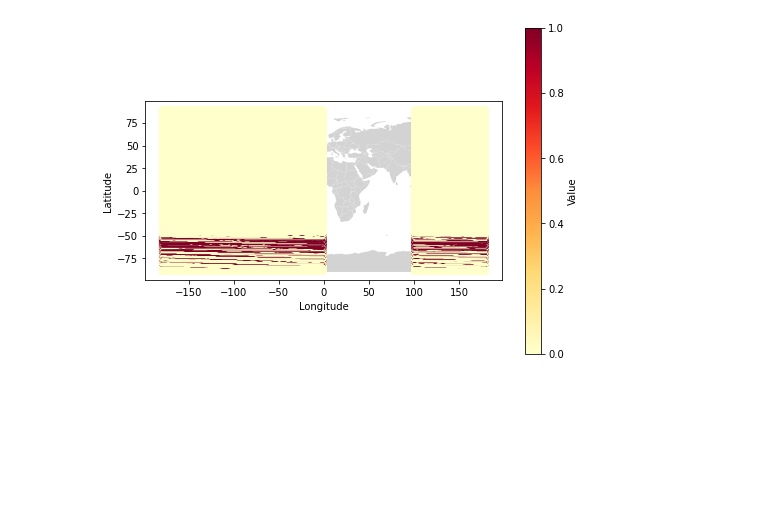
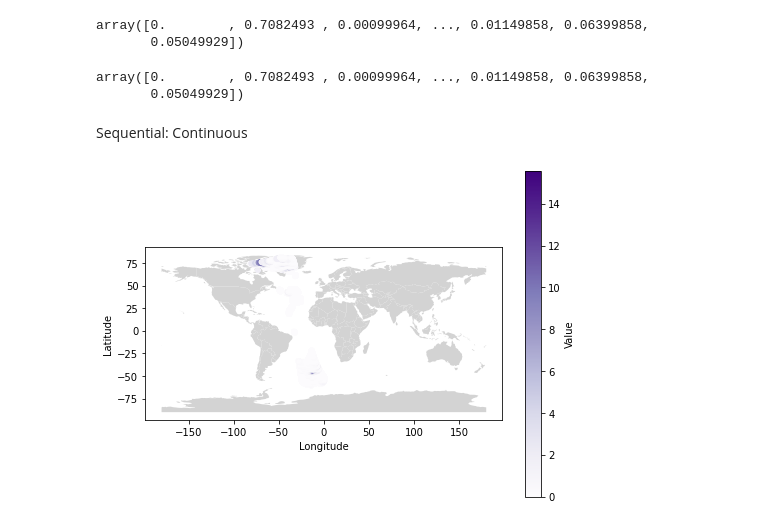
Before and after one commit to mayankchadha16/Data-Visualization-Group-Assignments, a Jupyter notebook: A2/SciViz/Color Mapping/Color.ipynb, the cells around one changed output. Cells and saved outputs as stored; diff of their text form; code cells hidden in the pictures; blank space fills up the shorter version.

Commit message:
test color mapping

```diff
--- a/A2/SciViz/Color Mapping/Color.ipynb
+++ b/A2/SciViz/Color Mapping/Color.ipynb
@@ -6,0 +11,2 @@ df = pd.read_csv('./output.csv')
+# %%
+df = df[df.Value != -999]
@@ -16,2 +26,7 @@ latitudes[0]
 # %%
 import geopandas as gpd
+# %%
+df['Value'].unique()
+# %% [output]
+array([0.        , 0.7082493 , 0.00099964, ..., 0.01149858, 0.06399858,
+       0.05049929])
@@ -18,13 +35,20 @@ import geopandas as gpd
+# %%
+df['Value'].unique()
+# %% [output]
+array([0.        , 0.7082493 , 0.00099964, ..., 0.01149858, 0.06399858,
+       0.05049929])
+# %% [markdown]
+Sequential: Continuous
 # %%
 fig, ax = plt.subplots(figsize=(8,6))
 
 countries = gpd.read_file(gpd.datasets.get_path("naturalearth_lowres"))
 countries.plot(color="lightgrey", ax=ax)
 
 df.plot(x="Longitude", y="Latitude", kind="scatter",
-        c="Value", colormap="YlOrRd",
+        c="Value", colormap="Purples",
         ax=ax)
 
 plt.show()
 # %% [output]
-[figure, old version]
+[figure, new version]
```
Also changed, not shown: parts of 7 cells of this notebook, 3 other files.
